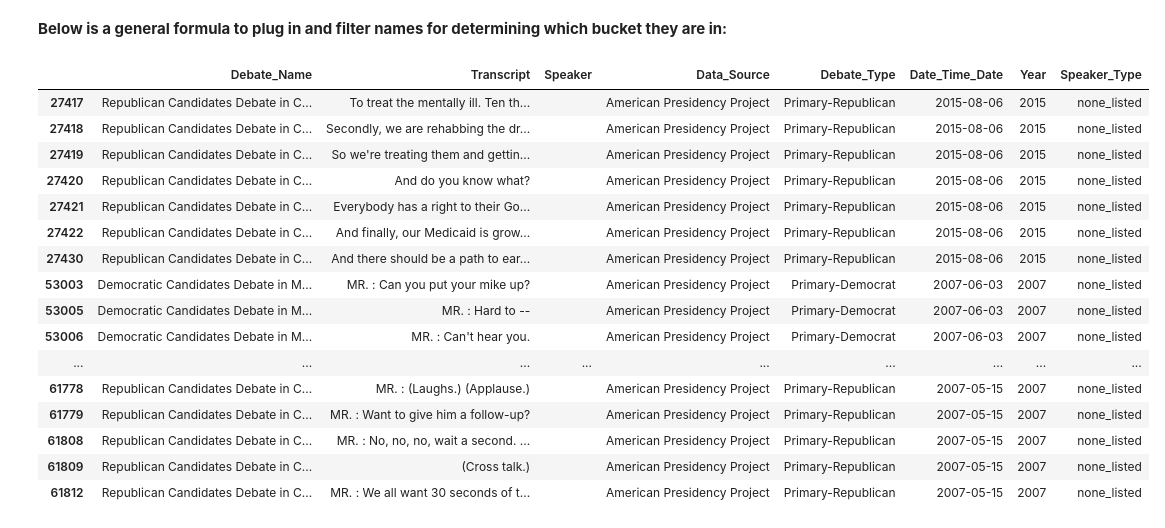
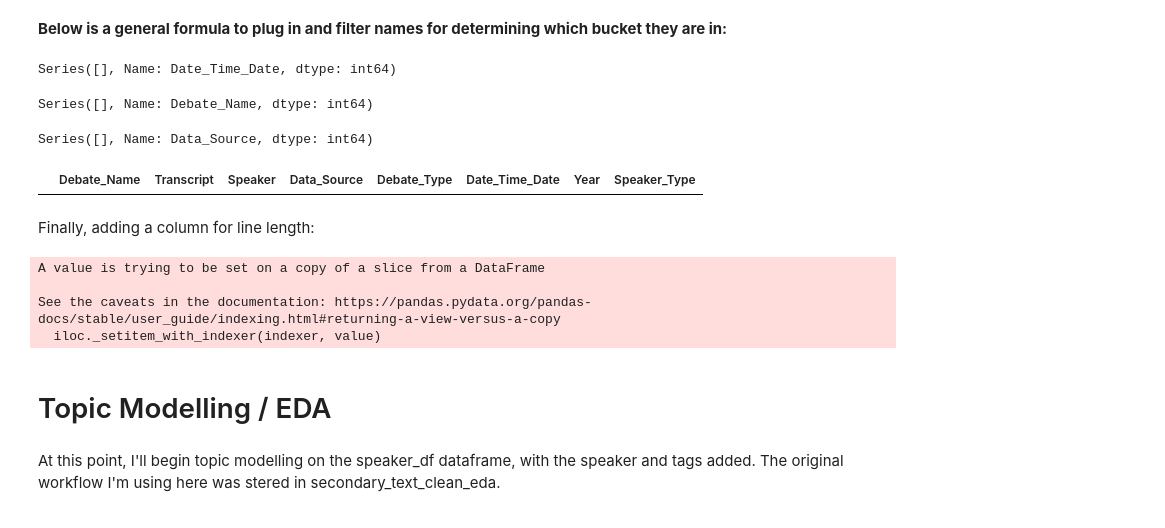
Before and after one commit to pbovard63/Presidential_Debate_Analysis, a Jupyter notebook: final_dataframe_cleanup.ipynb, the cells around one changed output. Cells and saved outputs as stored; diff of their text form; code cells hidden in the pictures.

```diff
--- a/final_dataframe_cleanup.ipynb
+++ b/final_dataframe_cleanup.ipynb
@@ -20,0 +25,8 @@ with open('Data/final_speaker_df.pickle','rb') as read_file:
+# %%
+del_rows = []
+for i, transcript in enumerate(speaker_df.Transcript):
+    text = transcript.lower().replace('\n', "")
+    if text == speaker_df.iloc[i].Speaker.lower():
+        del_rows.append(i)
+speaker_df.drop(del_rows, inplace=True)
+speaker_df.shape
@@ -106,9 +120,9 @@ Name: Speaker, dtype: int64
 # %% [markdown]
 This list contains a mix of candidates and moderators.  I'll create a database of common republicans, democrats, and moderators from these, to at least get those taken care of:
 # %%
-republicans = ['steve forbes','john mccain','kemp','orrin hatch','gary bauer','alan keyes','j. king','reagan','romney. ','nixon','ford','amb. keyes','walker','sen thompson','pawlenty','gilmore','rep. tancredo','palin','tancredo','brownback','hunter','romney.','rep. hunter','mayor giuliani','hatch','quayle','rep. paul','pataki','cheney','senator dole','huntsman','bauer','thompson','jindal','trump', 'romney', 'paul', 'santorum', 'mccain', 'bush', 'gingrich', 'rubio', 'huckabee', 'cruz', 'giuliani', 'kasich', 'bachmann', 'keyes', 'christie', 'forbes', 'cain', 'fiorina', 'pence', 'carson', 'graham', 'perry', 'president bush']
+republicans = ['paul (?)','gary bauer (r), presidential candidate','senator jim demint (r), south carolina','steve forbes','john mccain','kemp','orrin hatch','gary bauer','alan keyes','j. king','reagan','romney. ','nixon','ford','amb. keyes','walker','sen thompson','pawlenty','gilmore','rep. tancredo','palin','tancredo','brownback','hunter','romney.','rep. hunter','mayor giuliani','hatch','quayle','rep. paul','pataki','cheney','senator dole','huntsman','bauer','thompson','jindal','trump', 'romney', 'paul', 'santorum', 'mccain', 'bush', 'gingrich', 'rubio', 'huckabee', 'cruz', 'giuliani', 'kasich', 'bachmann', 'keyes', 'christie', 'forbes', 'cain', 'fiorina', 'pence', 'carson', 'graham', 'perry', 'president bush']
 democrats = ['bentsen','ferraro','swalwell','clark','bennet','chafee','hickenlooper','kennedy','webb','dean','williamson','carter','de blasio','inslee','delaney','kerry','gillibrand','gabbard','sharpton','lieberman','dukakis','senator obama','senator clinton','mondale','castro','bloomberg',"o'rourke",'gravel','yang','rep. kucinich','steyer','booker','richardson','bradley','kaine','senator kerry','clinton', 'sanders', 'obama', 'gore', 'edwards', 'biden', 'warren', 'klobuchar', 'buttigieg', ' obama', ' clinton', "o'malley", 'dodd', 'kucinich']
-moderators = ['epperson',"o'brien",'frederick','moyers','ferrechio','q. ','member of audience','calderon','mcelveen','greenfield','goldman','parker','brennan','george','vanocur','(unknown)','hauc','s. king','alcindor','york','davis','distaso','shadel','mcgee','demint','malveaux','arrarás','jackson','nawaz','bullock','baker','hook', 'novak','salinas','lacey','spradling','tumulty','pfannenstiel', 'phillip','newman','alberta','burnett','bachman','announcer','schieffer. ','cameron','unidentified male','cokie roberts','q','question','mitchell','stanton','gregory','crowley','vaughn','koppel',"o'donnell",'sawyer','ramos','bruno','page','matthews','seib','quijano','pelley','garrett','walters','regan','smith','goler','unknown','brown','maccallum','hemmer','cavuto','quick','quintanilla','griffith','rose','welker','schieffer','jennings','guthrie','harwood','washburn','hewitt','ryerson','dickerson','cuomo','lemon','olbermann','ifill','smiley','maddow','bartiromo','williams','diaz-balart','shaw','gibson','woodruff','bash','cooper', 'blitzer', 'moderator', 'king', 'wallace', 'tapper', 'baier', 'mr. blitzer', 'russert', 'stephanopoulos', 'lehrer', 'holt', 'hume', 'todd', 'brokaw', 'muir', 'raddatz', 'kelly']
+moderators = ['ramos [through translator]','ellis, christian science monitor','john king, cnn correspondent','epperson',"o'brien",'frederick','moyers','ferrechio','q. ','member of audience','calderon','mcelveen','greenfield','goldman','parker','brennan','george','vanocur','(unknown)','hauc','s. king','alcindor','york','davis','distaso','shadel','mcgee','demint','malveaux','arrarás','jackson','nawaz','bullock','baker','hook', 'novak','salinas','lacey','spradling','tumulty','pfannenstiel', 'phillip','newman','alberta','burnett','bachman','announcer','schieffer. ','cameron','unidentified male','cokie roberts','q','question','mitchell','stanton','gregory','crowley','vaughn','koppel',"o'donnell",'sawyer','ramos','bruno','page','matthews','seib','quijano','pelley','garrett','walters','regan','smith','goler','unknown','brown','maccallum','hemmer','cavuto','quick','quintanilla','griffith','rose','welker','schieffer','jennings','guthrie','harwood','washburn','hewitt','ryerson','dickerson','cuomo','lemon','olbermann','ifill','smiley','maddow','bartiromo','williams','diaz-balart','shaw','gibson','woodruff','bash','cooper', 'blitzer', 'moderator', 'king', 'wallace', 'tapper', 'baier', 'mr. blitzer', 'russert', 'stephanopoulos', 'lehrer', 'holt', 'hume', 'todd', 'brokaw', 'muir', 'raddatz', 'kelly']
 independents = ['stockdale','perot']
 # %% [markdown]
 Loop specifically for speaker of "The President:"
@@ -152,8 +166,9 @@ for i, speaker in enumerate(speaker_df.Speaker):
         speaker_df.iloc[i,7] = 'Moderator/Other'
     elif speaker in independents:
         speaker_df.iloc[i, 7] = 'Independent'
-    #else:
-    #    speaker_df.iloc[i,7] = 'Moderator/Other'
+    #Setting a catch all for everyone else as a moderator, since I can't parse through every single one-off line:
+    else:
+        speaker_df.iloc[i,7] = 'Moderator/Other'
 # %%
 speaker_df['Speaker_Type'].value_counts()
 # %% [output]
@@ -191,27 +189,32 @@ Name: Speaker, dtype: int64
 **Below is a general formula to plug in and filter names for determining which bucket they are in:**
 # %%
 filter_df[filter_df.Speaker == "kemp"].Date_Time_Date.value_counts()
+# %% [output]
+Series([], Name: Date_Time_Date, dtype: int64)
 # %%
 filter_df[filter_df.Speaker == "kemp"].Debate_Name.value_counts()
+# %% [output]
+Series([], Name: Debate_Name, dtype: int64)
 # %%
 filter_df[filter_df.Speaker == '(applause)'].Data_Source.value_counts()
+# %% [output]
+Series([], Name: Data_Source, dtype: int64)
 # %%
-filter_df[filter_df.Speaker == ""]
+filter_df[filter_df.Speaker == "gen. chuck yeager (usaf, ret.)"]
 # %% [output]
 |  | Debate_Name | Transcript | Speaker | Data_Source | Debate_Type | Date_Time_Date | Year | Speaker_Type |
-| 27417 | Republican Candidates Debate in C... | To treat the mentally ill. Ten th... |  | American Presidency Project | Primary-Republican | 2015-08-06 | 2015 | none_listed |
-| 27418 | Republican Candidates Debate in C... | Secondly, we are rehabbing the dr... |  | American Presidency Project | Primary-Republican | 2015-08-06 | 2015 | none_listed |
-| 27419 | Republican Candidates Debate in C... | So we're treating them and gettin... |  | American Presidency Project | Primary-Republican | 2015-08-06 | 2015 | none_listed |
-| 27420 | Republican Candidates Debate in C... | And do you know what? |  | American Presidency Project | Primary-Republican | 2015-08-06 | 2015 | none_listed |
-| 27421 | Republican Candidates Debate in C... | Everybody has a right to their Go... |  | American Presidency Project | Primary-Republican | 2015-08-06 | 2015 | none_listed |
-| 27422 | Republican Candidates Debate in C... | And finally, our Medicaid is grow... |  | American Presidency Project | Primary-Republican | 2015-08-06 | 2015 | none_listed |
-| 27430 | Republican Candidates Debate in C... | And there should be a path to ear... |  | American Presidency Project | Primary-Republican | 2015-08-06 | 2015 | none_listed |
-| 53003 | Democratic Candidates Debate in M... | MR. : Can you put your mike up? |  | American Presidency Project | Primary-Democrat | 2007-06-03 | 2007 | none_listed |
-| 53005 | Democratic Candidates Debate in M... | MR. : Hard to -- |  | American Presidency Project | Primary-Democrat | 2007-06-03 | 2007 | none_listed |
-| 53006 | Democratic Candidates Debate in M... | MR. : Can't hear you. |  | American Presidency Project | Primary-Democrat | 2007-06-03 | 2007 | none_listed |
-| ... | ... | ... | ... | ... | ... | ... | ... | ... |
-| 61778 | Republican Candidates Debate in C... | MR. : (Laughs.) (Applause.) |  | American Presidency Project | Primary-Republican | 2007-05-15 | 2007 | none_listed |
-| 61779 | Republican Candidates Debate in C... | MR. : Want to give him a follow-up? |  | American Presidency Project | Primary-Republican | 2007-05-15 | 2007 | none_listed |
-| 61808 | Republican Candidates Debate in C... | MR. : No, no, no, wait a second. ... |  | American Presidency Project | Primary-Republican | 2007-05-15 | 2007 | none_listed |
-| 61809 | Republican Candidates Debate in C... | (Cross talk.) |  | American Presidency Project | Primary-Republican | 2007-05-15 | 2007 | none_listed |
-| 61812 | Republican Candidates Debate in C... | MR. : We all want 30 seconds of t... |  | American Presidency Project | Primary-Republican | 2007-05-15 | 2007 | none_listed |
+# %% [markdown]
+Finally, adding a column for line length:
+# %%
+speaker_df['line_length'] = 0
+for i, text in enumerate(speaker_df.line_length):
+    speaker_df['line_length'].iloc[i] = len(speaker_df.Transcript.iloc[i].split(" "))
+# %% [output]
+A value is trying to be set on a copy of a slice from a DataFrame
+
+See the caveats in the documentation: https://pandas.pydata.org/pandas-docs/stable/user_guide/indexing.html#returning-a-view-versus-a-copy
+  iloc._setitem_with_indexer(indexer, value)
+# %% [markdown]
+# Topic Modelling / EDA
+# %% [markdown]
+At this point, I'll begin topic modelling on the speaker_df dataframe, with the speaker and tags added.  The original workflow I'm using here was stered in secondary_text_clean_eda.
```
Also changed, not shown: parts of 151 cells of this notebook, 3 other files.
